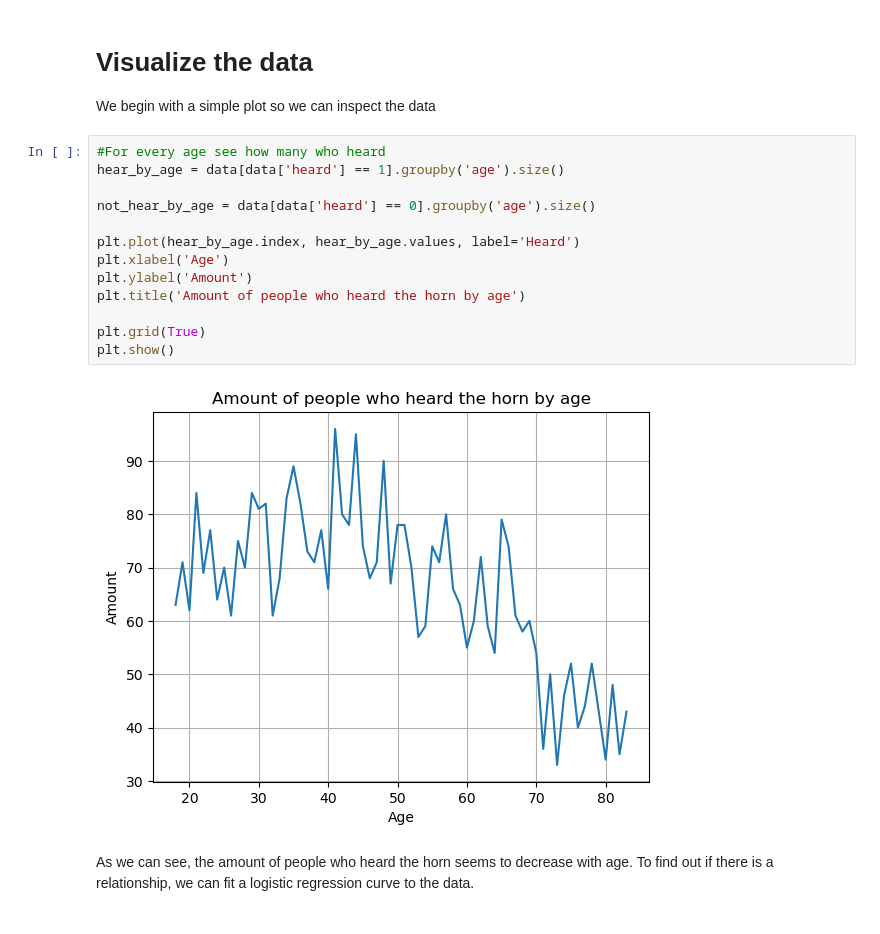
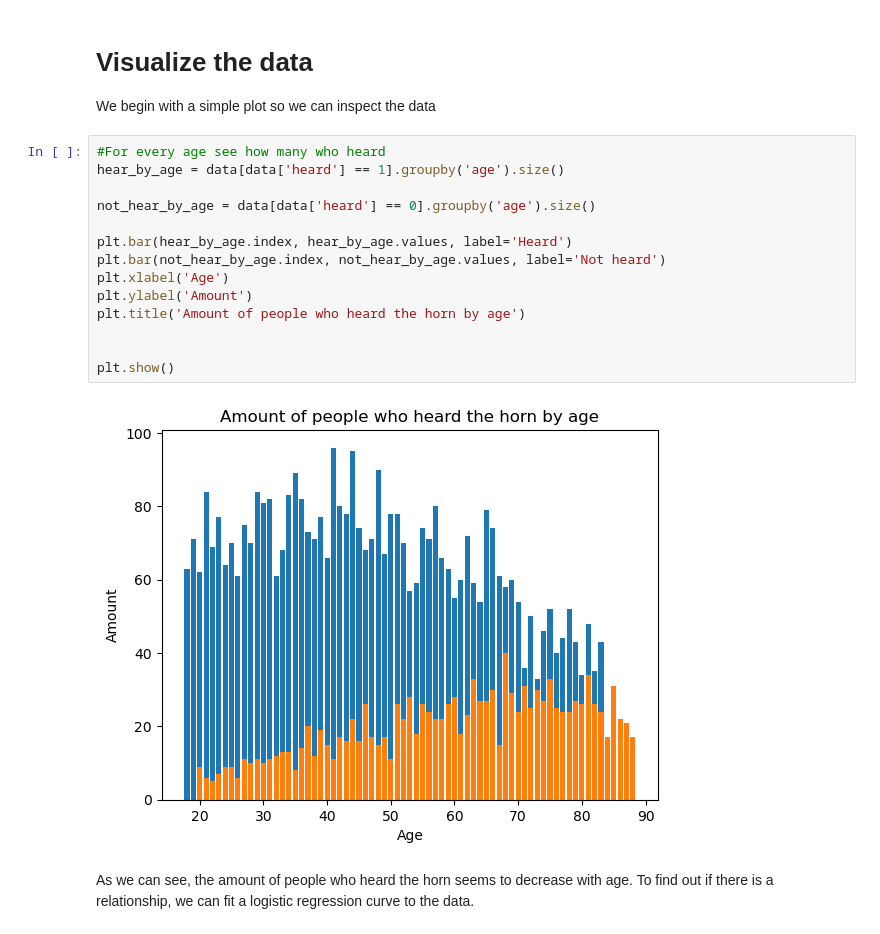
Before and after one commit to felixmaathz/SmaskProject, a Jupyter notebook: Data Analysis/q2.ipynb, the cells around one changed output. Drawn from its saved outputs; the diff is of its cells as text.

Commit message:
diagram ändringar

```diff
--- a/Data Analysis/q2.ipynb
+++ b/Data Analysis/q2.ipynb
@@ -16,18 +16,19 @@ We begin with a simple plot so we can inspect the data
 # %%
 #For every age see how many who heard
 hear_by_age = data[data['heard'] == 1].groupby('age').size()
 
 not_hear_by_age = data[data['heard'] == 0].groupby('age').size()
 
-plt.plot(hear_by_age.index, hear_by_age.values, label='Heard')
+plt.bar(hear_by_age.index, hear_by_age.values, label='Heard')
+plt.bar(not_hear_by_age.index, not_hear_by_age.values, label='Not heard')
 plt.xlabel('Age')
 plt.ylabel('Amount')
 plt.title('Amount of people who heard the horn by age')
 
-plt.grid(True)
+
 plt.show()
 # %% [output]
-[figure, old version]
+[figure, new version]
 # %% [markdown]
 As we can see, the amount of people who heard the horn seems to decrease with age. To find out if there is a relationship, we can fit a logistic regression curve to the data.
 # %%
```
Also changed, not shown: 1 other file.
